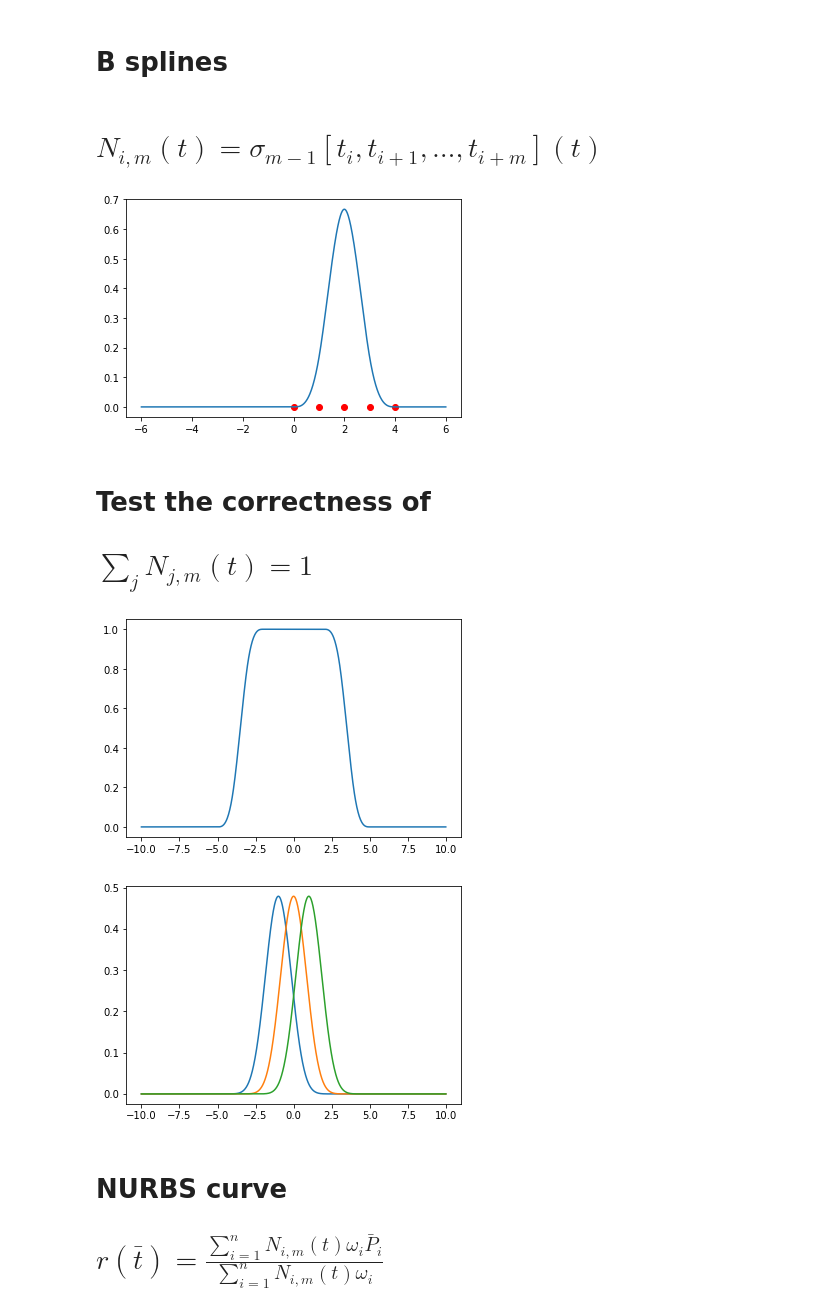
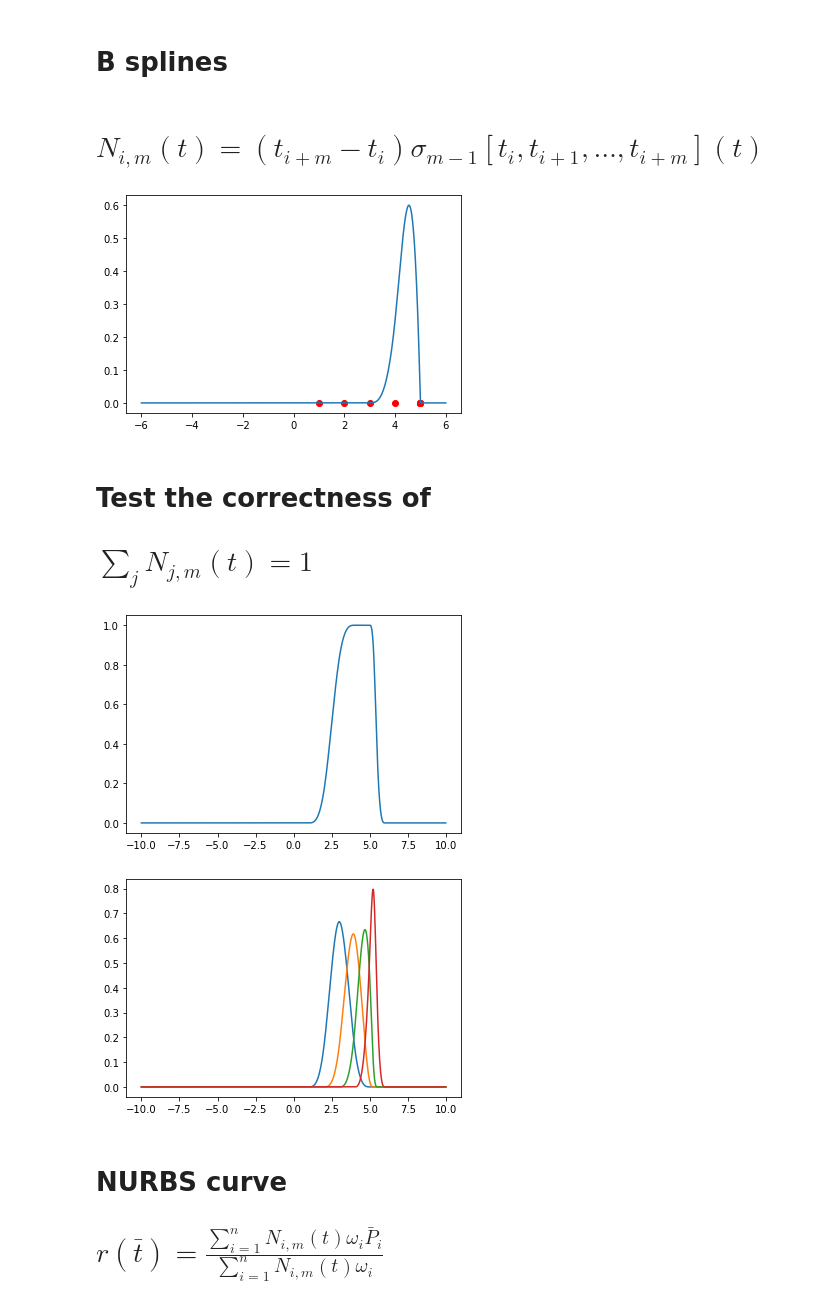
Before and after one commit to kamosevoyan/Computer-Geometry, a Jupyter notebook: Nurbs_curves.ipynb, the cells around one changed output. Saved outputs shown, nothing was run; the diff lists cells and outputs as text; code cells hidden in the pictures.

```diff
--- a/Nurbs_curves.ipynb
+++ b/Nurbs_curves.ipynb
@@ -28,7 +28,7 @@ plt.show()
 # %% [markdown]
 # B splines
 # %% [markdown]
-# $N_{i,m}(t)=\sigma_{m-1}\left[t_i, t_{i+1}, \dots, t_{i+m}\right](t)$
+# $N_{i,m}(t)=(t_{i+m}-t_i)\sigma_{m-1}\left[t_i, t_{i+1}, \dots, t_{i+m}\right](t)$
 # %%
 x = numpy.linspace(-6, 6, num=1000)
 # %%
@@ -36,16 +36,16 @@ T = numpy.array([0, 1, 2, 3, 4])
 # %%
-plt.plot(x, norm_bspline(0, 4, T, x))
+plt.plot(x, rec_bspline(2, 4, T, x))
 plt.scatter(T, numpy.zeros(T.shape[0]), c="red")
 plt.show()
 # %% [output]
-[figure, old version]
+[figure, new version]
 # %% [markdown]
 # Test the correctness of
-# $\sum_{j}N_{j,m}(t)=1$
+# $\sum_{j}^{}N_{j,m}(t)=1$
 # %%
 x = numpy.linspace(-10, 10, num=1000)
 # %%
-T = numpy.arange(-5, 6)
+T = numpy.array([1, 2, 3, 4, 5, 5.25, 5.5, 6])
 # %%
 result = numpy.zeros(x.shape[0])
 
@@ -53,20 +53,19 @@ degree = 4
 
 for j in range(T.shape[0] - degree):
 
-    result += norm_bspline(j, degree, T, x)
+    result += rec_bspline(j, degree, T, x)
 # %%
 plt.plot(x, result)
 plt.show()
 # %% [output]
-[figure, old version]
+[figure, new version]
 # %%
-degree = 8
+degree = 4
 
 for j in range(T.shape[0]-degree):
-
-    plt.plot(x, norm_bspline(j, degree, T, x))
+    plt.plot(x, rec_bspline(j, degree, T, x))
 # %% [output]
-[figure, old version]
+[figure, new version]
 # %% [markdown]
 # NURBS curve
 # $r(\bar{t})=\frac{\sum_{i=1}^{n}N_{i, m}(t)\omega_i\bar{P}_i}{\sum_{i=1}^{n}N_{i, m}(t)\omega_i}$
```
Also changed, not shown: parts of 8 cells of this notebook.
